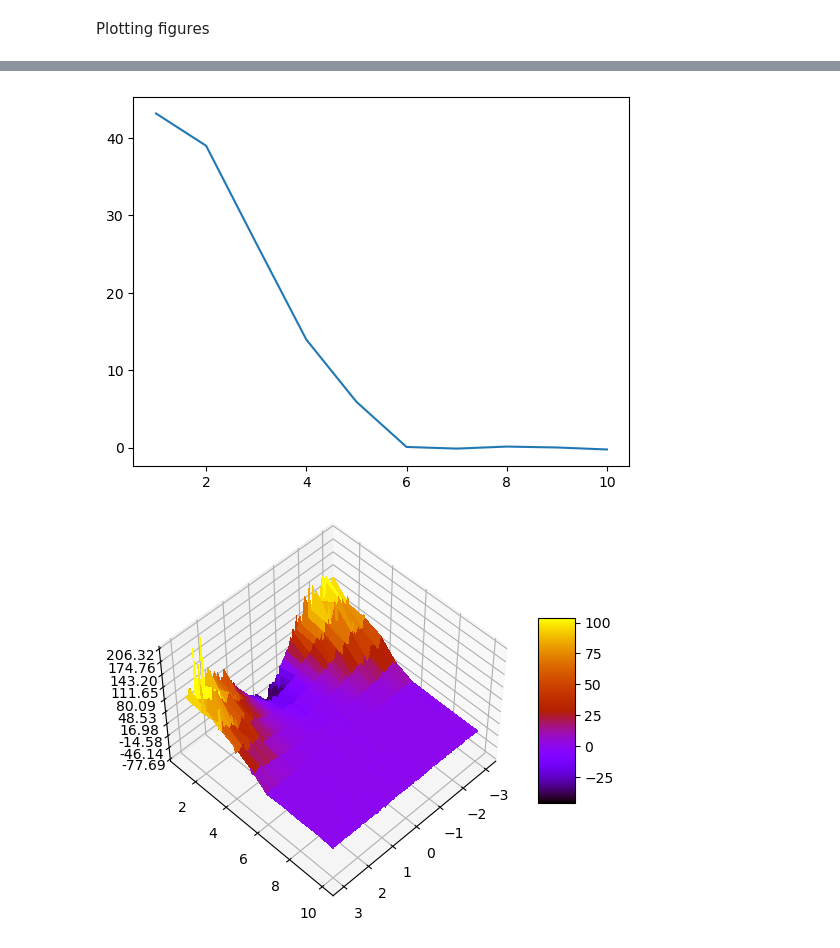
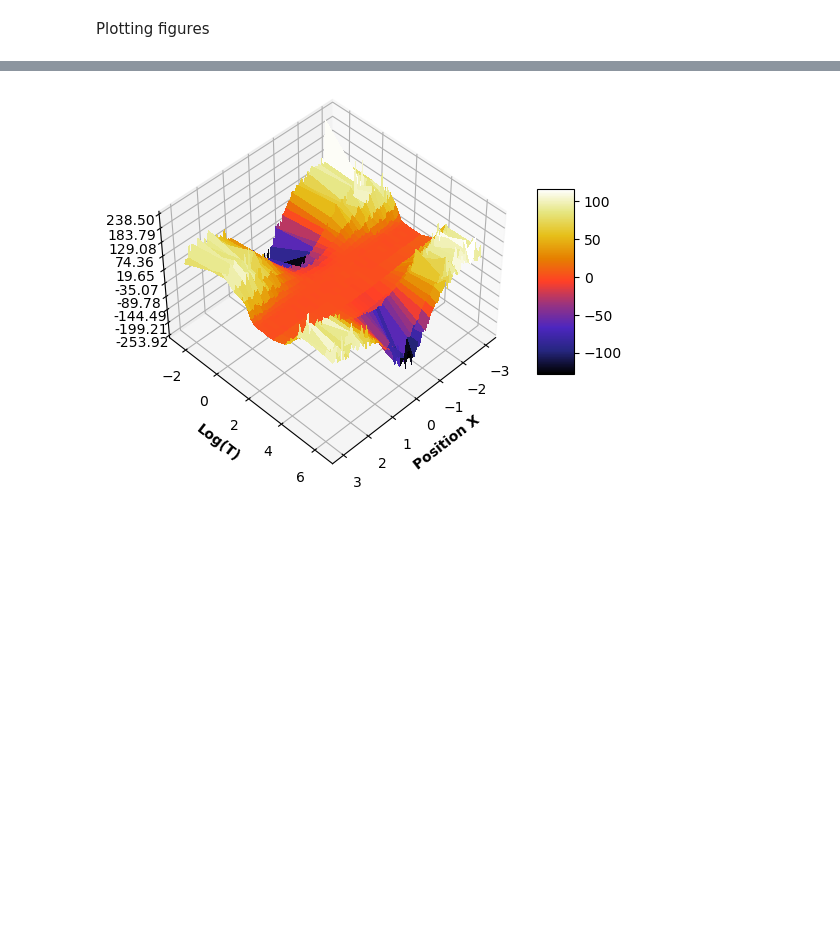
Before and after one commit to Wildeofthewest1/ProjectRepo, a Jupyter notebook: FeynmanPathIntegralJUPYTER.ipynb, the cells around one changed output, grey strips where cells are left out. Cells and saved outputs as stored; diff of their text form; code cells hidden in the pictures; blank space fills up the shorter version.

```diff
--- a/FeynmanPathIntegralJUPYTER.ipynb
+++ b/FeynmanPathIntegralJUPYTER.ipynb
@@ -13,7 +13,7 @@ Define constants and x values
 # %%
 Iterations = (10**5)
 N = 7
-T = 6
+T = 14
 #epsilon = T/(N)
 m = 1
 hbar = 1
@@ -3975,7 +3975,7 @@ values1 = ([7.78638064e-06, 8.57602418e-06, 1.19554586e-05, 1.54338737e-05,
 # %%
 values2 = errors
 # %%
-set = 2
+set = 0
 
 data = [(values,np.arange(1,121+1,1)),(values1,[1,10,100,1000]),(values2,[1,2])]
 
@@ -4038,23 +4038,31 @@ def heatmap2d(arr):
 # %% [output]
 '\n\nplt.figure()\nplt.loglog(paths_list, errors[:,60], \'o-\', label=\'Measured Errors\')\n#plt.loglog(paths_list, Cs[0] * np.array(paths_list)**fits[0][0], \'--\', label=f\'Fit: Error ~ Paths^{fits[ ...
 # %%
-
-def threedplot(X,Y,Z):
+def threedplot(X,Y,Z,azimuth,elevation,xtitle,ytitle,ztitle,col):
 
     fig, ax = plt.subplots(subplot_kw={"projection": "3d"})
 
     X, Y = np.meshgrid(X, Y)
 
-    surf = ax.plot_surface(X,Y,Z, cmap="gnuplot",
+    surf = ax.plot_surface(X,Y,Z, cmap=col,
                         linewidth=0, antialiased=False)
 
     ax.zaxis.set_major_locator(LinearLocator(10))
     # A StrMethodFormatter is used automatically
     ax.zaxis.set_major_formatter('{x:.02f}')
 
-    ax.view_init(azim=45, elev=50)
+    ax.view_init(azim=azimuth, elev=elevation)
 
     fig.colorbar(surf, shrink=0.5, aspect=5)
+
+
+    #ax.tick_params(labelsize=8)
+    #ax.set_title(ztitle,fontsize=8)
+
+
+    plt.xlabel(xtitle,weight = "bold")
+    plt.ylabel(ytitle,weight = "bold")
+
 
     plt.show()
 
@@ -4062,7 +4070,8 @@ X = xs
 Y = paths_list
 Z = errors
 
-#threedplot(X,Y,Z)
+threedplot(X,Y,Z,45,45,"Position X","Number Of Paths","Error","viridis")
+
 #threedplot(X,np.log(Y),np.log(Z))
 FWHMs = []
 for i in range(len(paths_list)):
@@ -4110,7 +4120,7 @@ def average(num_trials, paths1):
 
 num_trls = 10
 num_pths = 1000
-ys, yerrs = average(num_trls,num_pths)# average(NumberOfAverages,NumberOfPaths)
+#ys, yerrs = average(num_trls,num_pths)# average(NumberOfAverages,NumberOfPaths)
 # %%
 #yerrs *= 1.01
 sig_level = 0.05
@@ -4631,24 +4886,24 @@ normreslist = ([ 1.17819802e+02,  1.10718139e+02,  1.08969634e+02,  8.46315598e+
 # %%
 #surface plot of residuals for different T
-Ts = np.array([1,2,3,4,5,6,7,8,9,10])#,40])#,11])#,12])#,13])#,14])
+Ts = np.array([0.09,1,2,3,4,5,6,7,8,9,14,20,40,80,90,400,600])#,900])
 #normresarray = [normres,]
 #for i in range(len(Ts)):
 #    normresarray.append(normres)
 
 
 X = xs
 Y = Ts
 Z = np.array(normreslist)
 
 poww = []
 for i in normreslist:
     poww.append(np.mean(i))
 
-plt.plot(Ts,poww)
+#plt.plot(Ts,poww)
 
-threedplot(X,Y,Z)
-threedplot(X,Y,np.abs(Z))
-threedplot(X,np.log(Y),np.log(np.abs(Z)))
+az = 45
+inc = 45
+
+threedplot(-X,np.log(Y),Z,az,inc,"Position X","Log(T)","Residual","CMRmap")
 # %% [output]
-[figure, old version]
+[figure, new version]
-[figure, removed]
```
Also changed, not shown: parts of 7 cells of this notebook.
